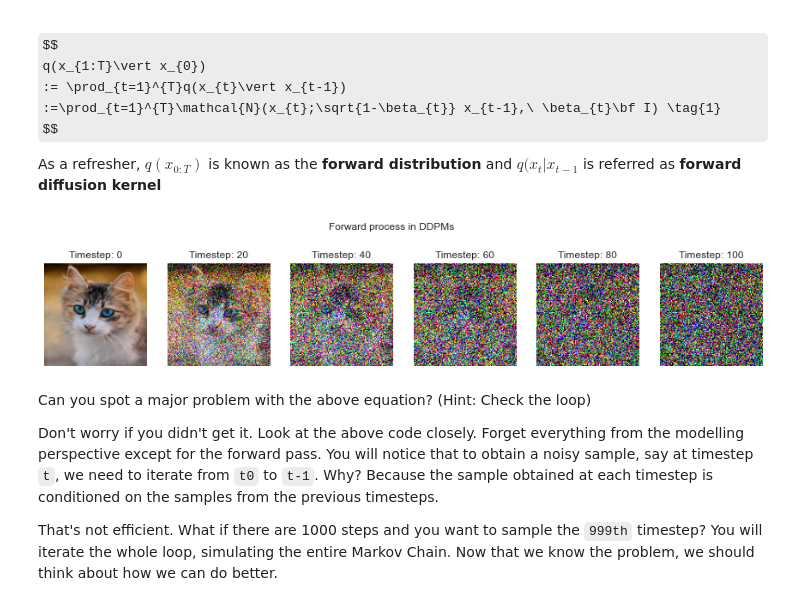
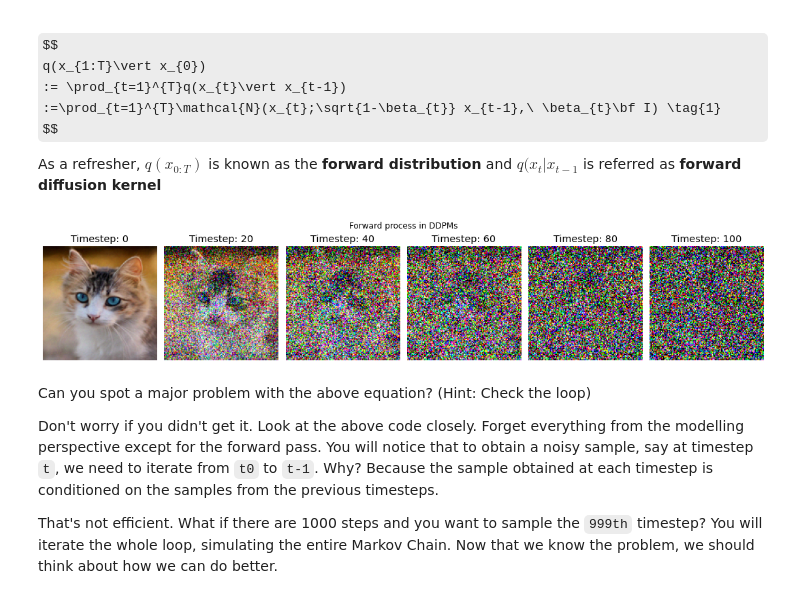
Before and after one commit to AakashKumarNain/diffusion_models, a Jupyter notebook: notebooks/deep_dive_into_ddpms.ipynb, the cells around one changed output. Drawn from its saved outputs; the diff is of its cells as text; code cells hidden in the pictures; some formulas as TeX source.

Commit message:
fix plots and a typo

```diff
--- a/notebooks/deep_dive_into_ddpms.ipynb
+++ b/notebooks/deep_dive_into_ddpms.ipynb
@@ -15,7 +15,7 @@ from PIL import Image
 
 seed = 1234
 np.random.seed(seed)
-plt.style.use("seaborn")
+plt.style.use('ggplot')
 
 %config IPCompleter.use_jedi = False
 %config InlineBackend.figure_format='png'
@@ -70,34 +70,37 @@ timesteps = 100
 
 # 4. Generate beta (variance schedule)
 beta_start = 0.0001
 beta_end = 0.05
 beta = np.linspace(beta_start, beta_end, num=timesteps, dtype=np.float32)
 
 
 processed_images = []
 img_t = np.asarray(img.copy(), dtype=np.float32) / 255.
 
 # 5. Run the forward process to obtain img after t timesteps
 for t in range(timesteps):
     img_t = forward_process_ddpms(img_t_minus_1=img_t, beta=beta, t=t)
     if t%20==0 or t==timesteps - 1:
         sample = (img_t.clip(0, 1) * 255.0).astype(np.uint8)
         processed_images.append(sample)
 
 # 6. Plot and see samples at different timesteps
 _, ax = plt.subplots(1, len(processed_images), figsize=(15, 6))
 
 for i, sample in enumerate(processed_images):
     ax[i].imshow(sample)
     ax[i].set_title(f"Timestep: {i*20}")
     ax[i].axis("off")
     ax[i].grid(False)
 
 plt.suptitle("Forward process in DDPMs", y=0.75)
+plt.tight_layout()
+plt.axis("off")
+plt.savefig("../plots/forward_process.png", pad_inches=0, bbox_inches='tight')
 plt.show()
 plt.close()
 # %% [output]
-[figure, old version]
+[figure, new version]
 # %% [markdown]
 Can you spot a major problem with the above equation? (Hint: Check the loop)
 
```
Also changed, not shown: parts of 3 cells of this notebook.
